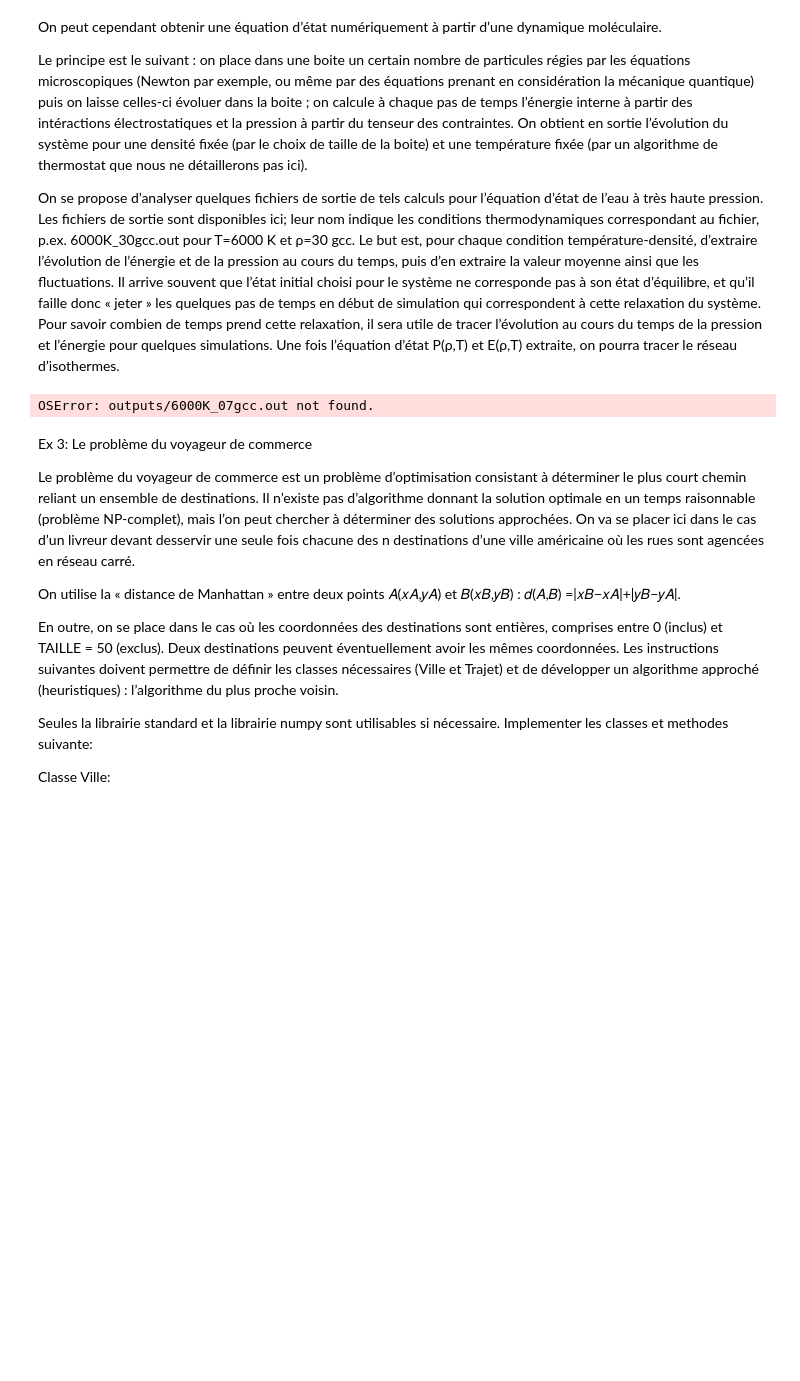
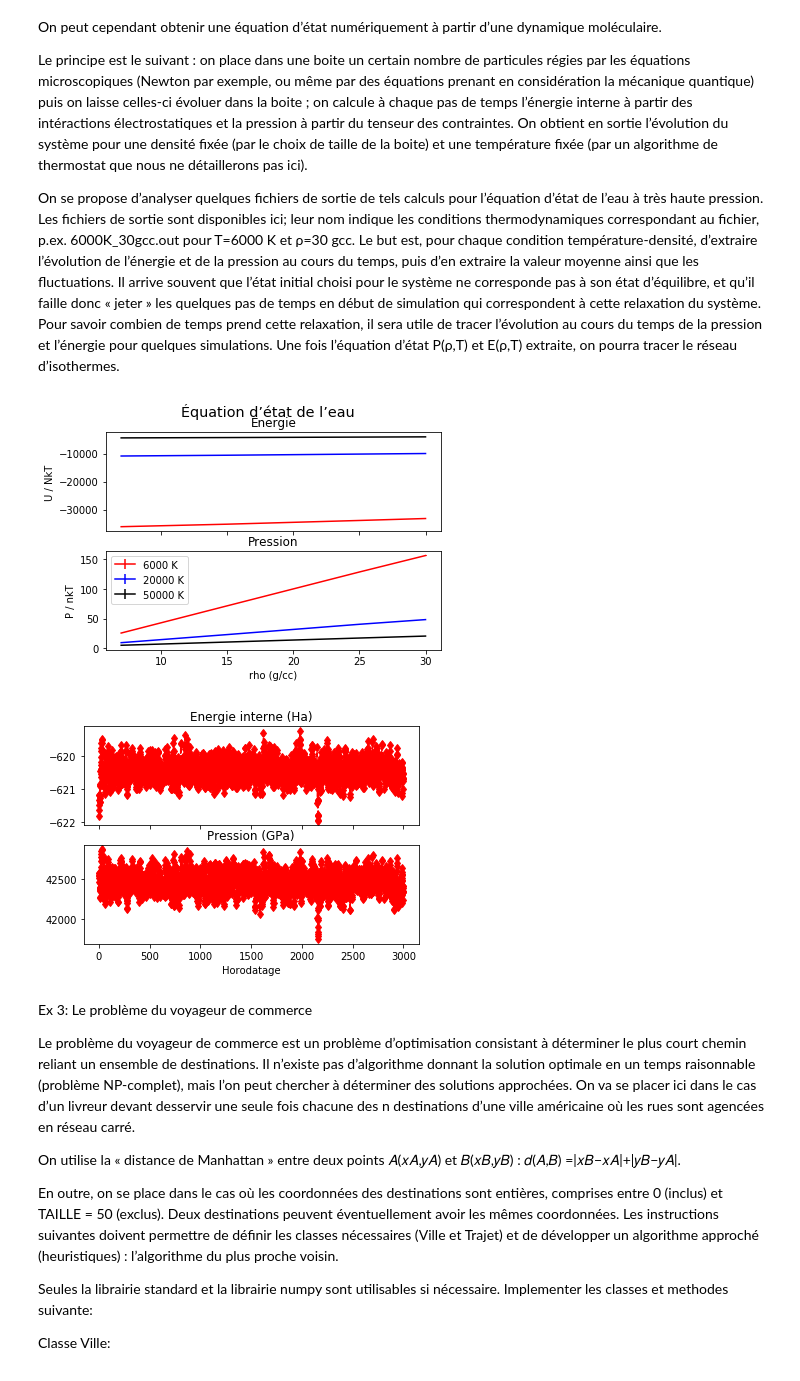
Before and after one commit to baptiste-pellarin/Exam-Python, a Jupyter notebook: itiiPythonExam.ipynb, the cells around one changed output. Drawn from its saved outputs; the diff is of its cells as text; code cells hidden in the pictures; blank space fills up the shorter version.

```diff
--- a/itiiPythonExam.ipynb
+++ b/itiiPythonExam.ipynb
@@ -62,11 +62,6 @@ class Simulation:
         self.tot = self.pot + self.kin
         self.press = tmp[2]
 
-    def __str__(self):
-
-        return "Simulation at {:.0f} g/cc and {:.0f} K ; {:d} timesteps". \
-            format(self.dens, self.temp, len(self.pot))
-
     def thermo(self, skipSteps=0):
 
         return {'T': self.temp,
@@ -81,11 +76,11 @@ class Simulation:
         fig, (axen, axpress) = P.subplots(2, sharex=True)
         axen.plot(list(range(skipSteps, len(self.tot))), self.tot[skipSteps:],
                   'rd--')
-        axen.set_title("Internal energy (Ha)")
+        axen.set_title("Energie interne (Ha)")
         axpress.plot(list(range(skipSteps, len(self.press))), self.press[skipSteps:],
                      'rd--')
-        axpress.set_title("Pressure (GPa)")
-        axpress.set_xlabel("Timesteps")
+        axpress.set_title("Pression (GPa)")
+        axpress.set_xlabel("Horodatage")
 
         P.show()
 if __name__ == '__main__':
@@ -95,37 +90,39 @@ if __name__ == '__main__':
     nk_GPa = a0 ** 3 * k_B * 2.942e4 / 6 / amu
     nsteps = 200
     temps = [6000, 20000, 50000]
     colors = {6000: 'r', 20000: 'b', 50000: 'k'}
     denss = [7, 15, 25, 30]
     keys = ['T', 'rho', 'E', 'dE', 'P', 'dP']
     eos = dict.fromkeys(keys, N.zeros(0))
 
     for t, rho in [(t, rho) for t in temps for rho in denss]:
         filenm = "outputs/{}K_{:0>2d}gcc.out".format(t, rho)
         s = Simulation(t, rho, filenm)
         for key in keys:
             eos[key] = N.append(eos[key], s.thermo(nsteps)[key])
 
     fig, (axen, axpress) = P.subplots(2, sharex=True)
-    fig.suptitle("High-pressure equation of state for water", size='x-large')
-    axen.set_title("Energy")
+    fig.suptitle("Équation d’état de l’eau", size='x-large')
+    axen.set_title("Energie")
     axen.set_ylabel("U / NkT")
-    axpress.set_title("Pressure")
+    axpress.set_title("Pression")
     axpress.set_ylabel("P / nkT")
     axpress.set_xlabel("rho (g/cc)")
     for t in temps:
         sel = eos['T'] == t
         axen.errorbar(x=eos['rho'][sel], y=eos['E'][sel] / k_B / t,
                       yerr=eos['dE'][sel] / k_B / t, fmt=colors[t] + '-')
         axpress.errorbar(x=eos['rho'][sel],
                          y=eos['P'][sel] / eos['rho'][sel] / nk_GPa / t,
                          yerr=eos['dP'][sel] / eos['rho'][sel] / nk_GPa / t,
                          fmt=colors[t] + '-',
                          label="{} K".format(t))
     axpress.legend(loc='best')
     P.show()
+    s.plot()
 # %% [output]
-OSError: outputs/6000K_07gcc.out not found.
+[figure, added]
+[figure, added]
 # %% [markdown]
 Ex 3: Le problème du voyageur de commerce
 
```
